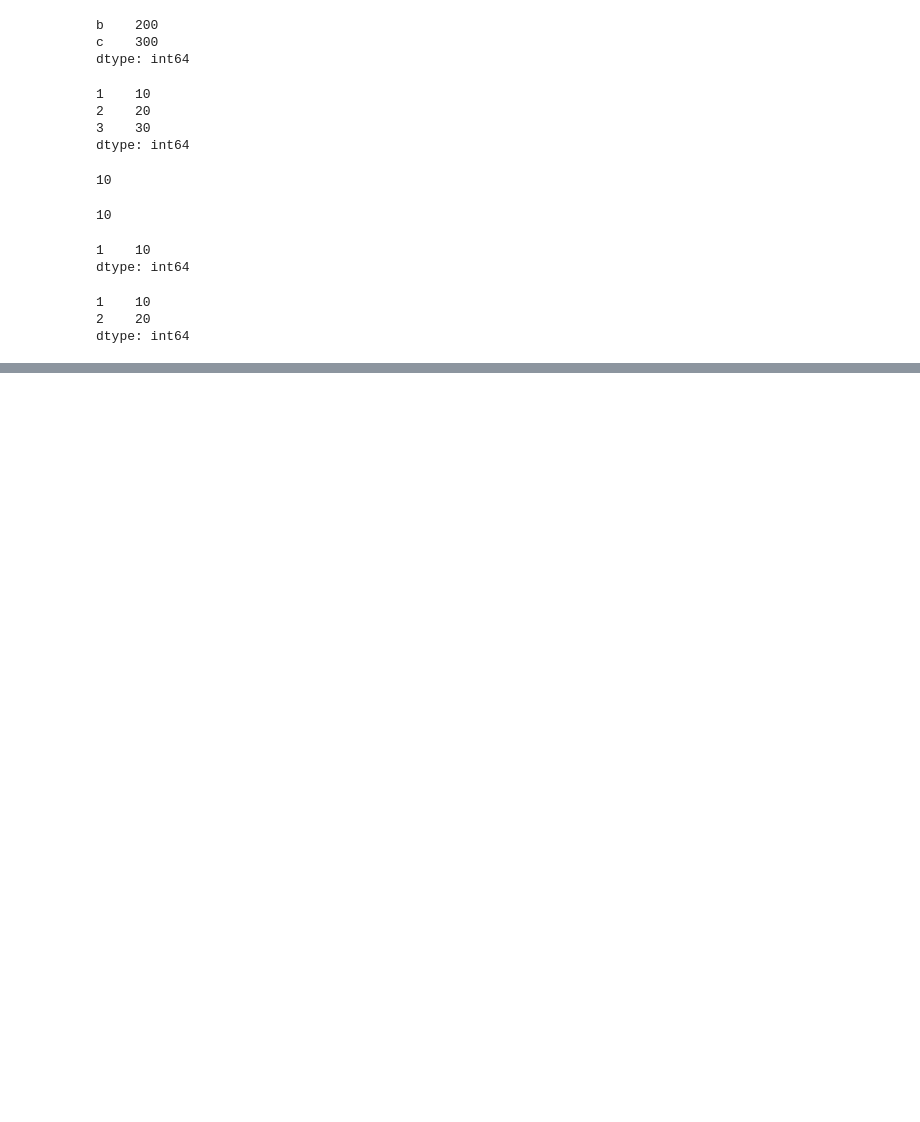
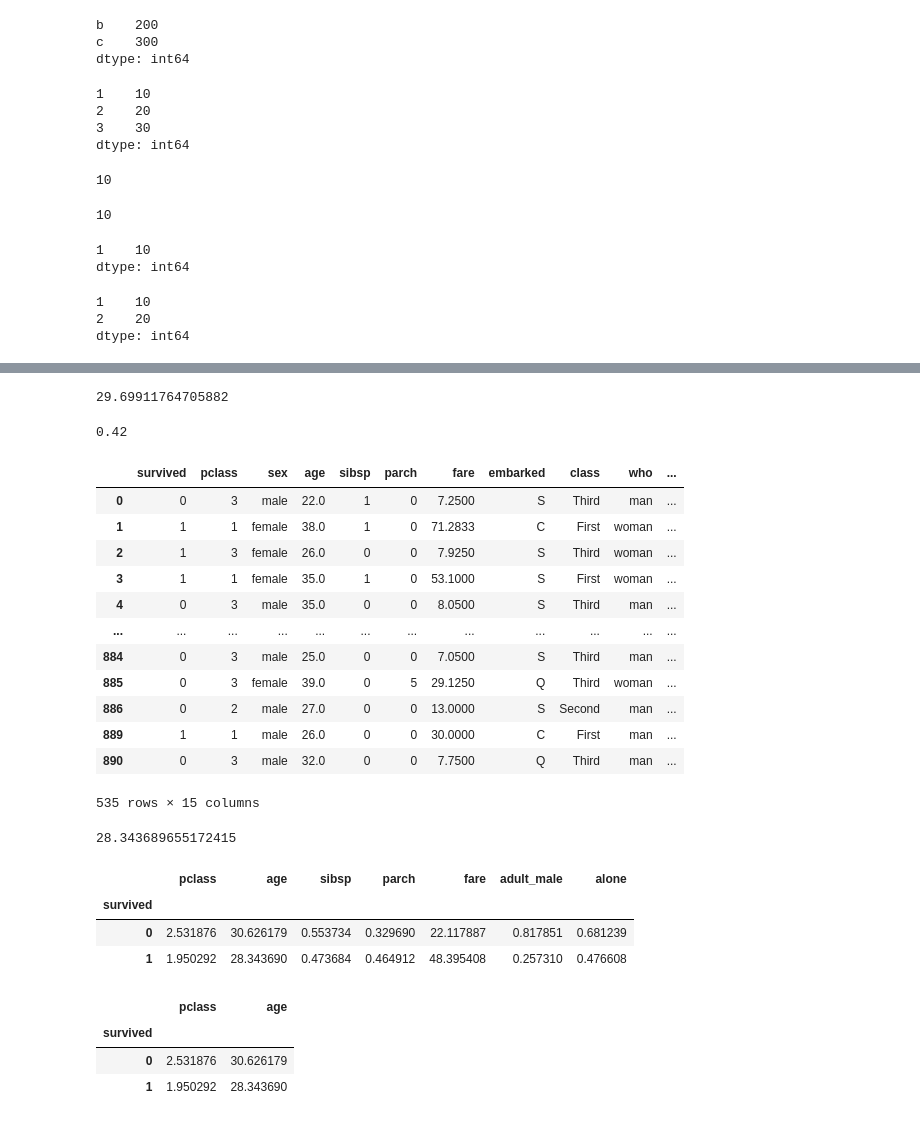
Before and after one commit to Akulinabu/DS_2, a Jupyter notebook: 2. Pandas.ipynb, the cells around one changed output, grey strips where cells are left out. Drawn from its saved outputs; the diff is of its cells as text; code cells hidden in the pictures; blank space fills up the shorter version.

```diff
--- a/2. Pandas.ipynb
+++ b/2. Pandas.ipynb
@@ -199,0 +266,50 @@ dtype: int64
+# %%
+# сводные показатели
+# средний возраст
+titanic_data['age'].mean()
+# %% [output]
+29.69911764705882
+# %%
+titanic_data['age'].min()
+# %% [output]
+0.42
+# %%
+mask_age=titanic_data['age'] >20
+titanic_data.loc[mask_age]
+# %% [output]
+|  | survived | pclass | sex | age | sibsp | parch | fare | embarked | class | who | ... |
+| 0 | 0 | 3 | male | 22.0 | 1 | 0 | 7.2500 | S | Third | man | ... |
+| 1 | 1 | 1 | female | 38.0 | 1 | 0 | 71.2833 | C | First | woman | ... |
+| 2 | 1 | 3 | female | 26.0 | 0 | 0 | 7.9250 | S | Third | woman | ... |
+| 3 | 1 | 1 | female | 35.0 | 1 | 0 | 53.1000 | S | First | woman | ... |
+| 4 | 0 | 3 | male | 35.0 | 0 | 0 | 8.0500 | S | Third | man | ... |
+| ... | ... | ... | ... | ... | ... | ... | ... | ... | ... | ... | ... |
+| 884 | 0 | 3 | male | 25.0 | 0 | 0 | 7.0500 | S | Third | man | ... |
+| 885 | 0 | 3 | female | 39.0 | 0 | 5 | 29.1250 | Q | Third | woman | ... |
+| 886 | 0 | 2 | male | 27.0 | 0 | 0 | 13.0000 | S | Second | man | ... |
+| 889 | 1 | 1 | male | 26.0 | 0 | 0 | 30.0000 | C | First | man | ... |
+| 890 | 0 | 3 | male | 32.0 | 0 | 0 | 7.7500 | Q | Third | man | ... |
+535 rows × 15 columns
+# %%
+# сводные показатели по выжившим и столбцу "возраст"
+titanic_data.loc[titanic_data["survived"]==1, "age"].mean()
+# %% [output]
+28.343689655172415
+# %%
+# GroupBy
+
+# операции "разбиение, применение, объединение"
+titanic_data.groupby('survived').mean()
+# %% [output]
+|  | pclass | age | sibsp | parch | fare | adult_male | alone |
+| survived |  |  |  |  |  |  |  |
+| 0 | 2.531876 | 30.626179 | 0.553734 | 0.329690 | 22.117887 | 0.817851 | 0.681239 |
+| 1 | 1.950292 | 28.343690 | 0.473684 | 0.464912 | 48.395408 | 0.257310 | 0.476608 |
+# %%
+# указание столбцов
+titanic_data.groupby('survived')[['pclass', 'age']].mean()
+# %% [output]
+|  | pclass | age |
+| survived |  |  |
+| 0 | 2.531876 | 30.626179 |
+| 1 | 1.950292 | 28.343690 |
```
Also changed, not shown: parts of 10 cells of this notebook, 1 other file.
